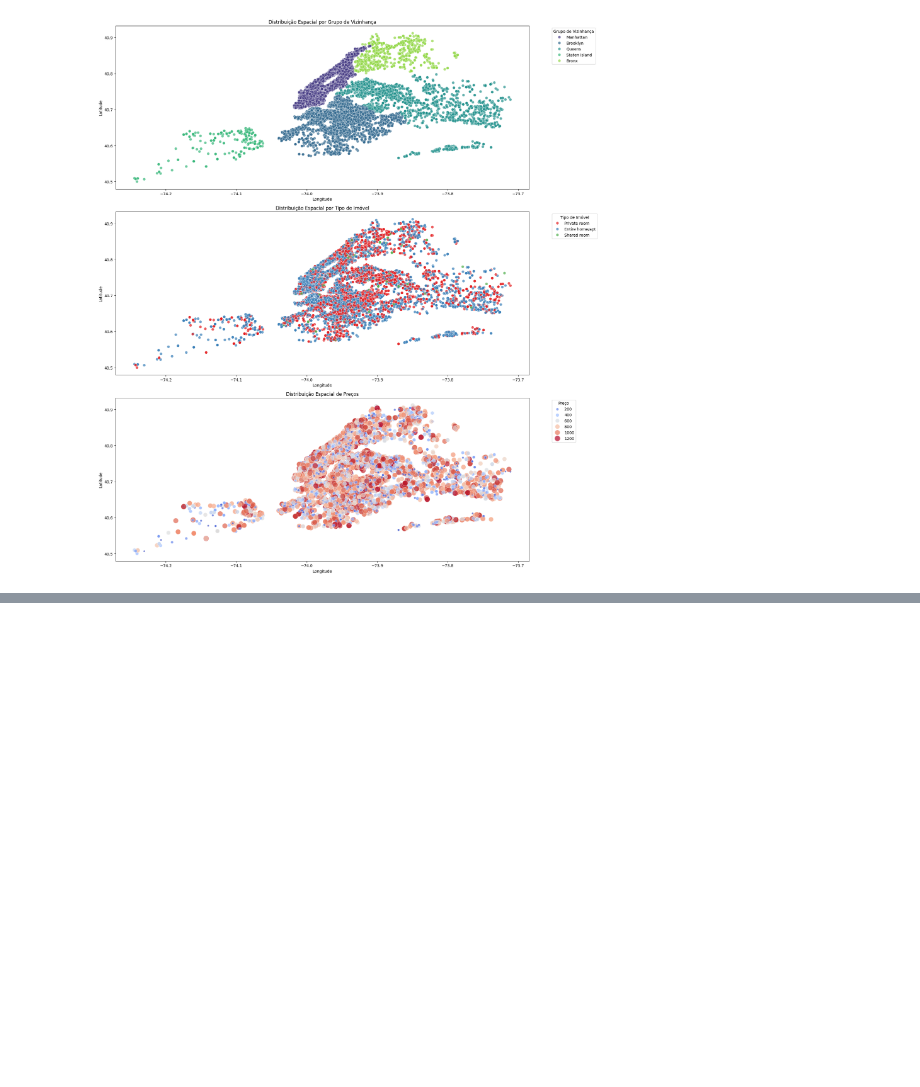
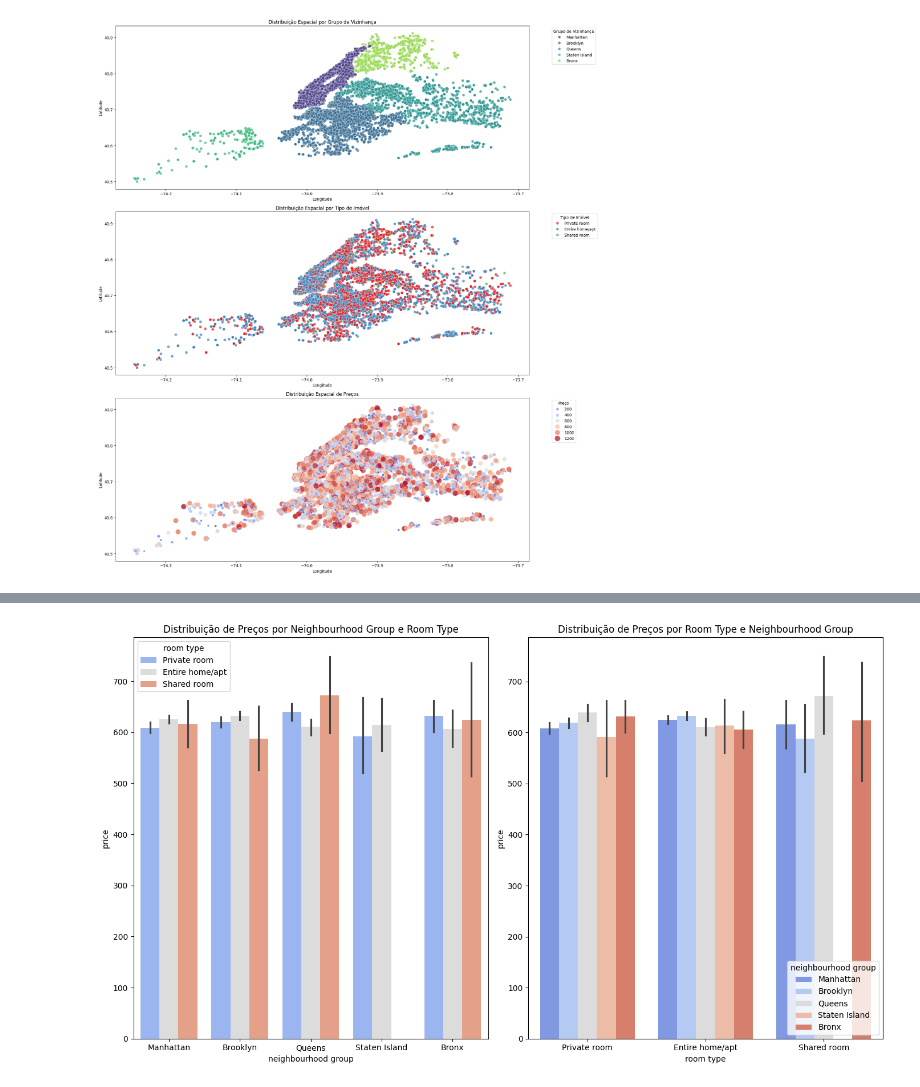
Before and after one commit to higorcamelo/analise-imoveis-airbnb-ny, a Jupyter notebook: analise.ipynb, the cells around one changed output, grey strips where cells are left out. Cells and saved outputs as stored; diff of their text form; code cells hidden in the pictures; blank space fills up the shorter version.

Commit message:
Mais gráficos

```diff
--- a/analise.ipynb
+++ b/analise.ipynb
@@ -91,0 +129,21 @@ plt.show()
+# %%
+# Configurar o tamanho da figura
+plt.figure(figsize=(14, 8))
+
+# Criar um gráfico de barra empilhada para 'neighbourhood group'
+plt.subplot(1, 2, 1)
+sns.barplot(x='neighbourhood group', y='price', hue='room type', data=df, palette='coolwarm')
+plt.title('Distribuição de Preços por Neighbourhood Group e Room Type')
+
+# Criar um gráfico de barra empilhada para 'room type'
+plt.subplot(1, 2, 2)
+sns.barplot(x='room type', y='price', hue='neighbourhood group', data=df, palette='coolwarm')
+plt.title('Distribuição de Preços por Room Type e Neighbourhood Group')
+
+# Ajustar layout
+plt.tight_layout()
+
+# Exibir os gráficos
+plt.show()
+# %% [output]
+[figure, added]
```
Also changed, not shown: parts of 3 cells of this notebook.
